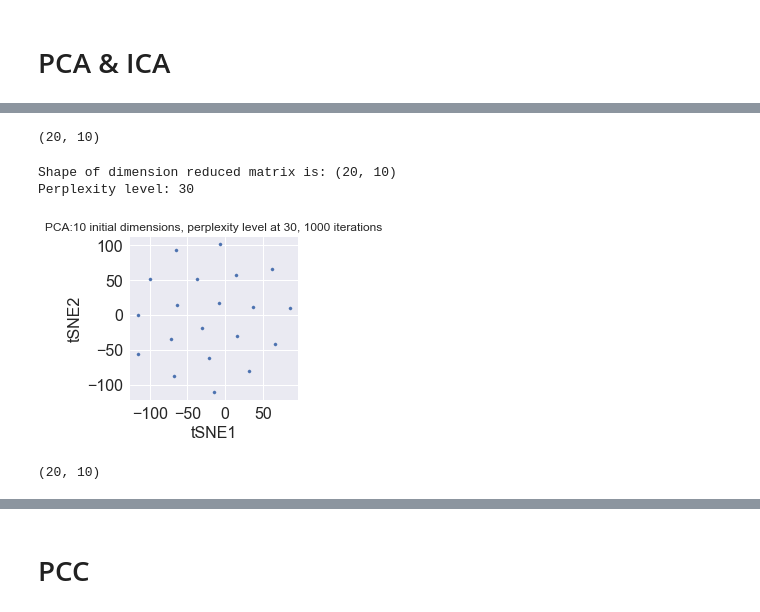
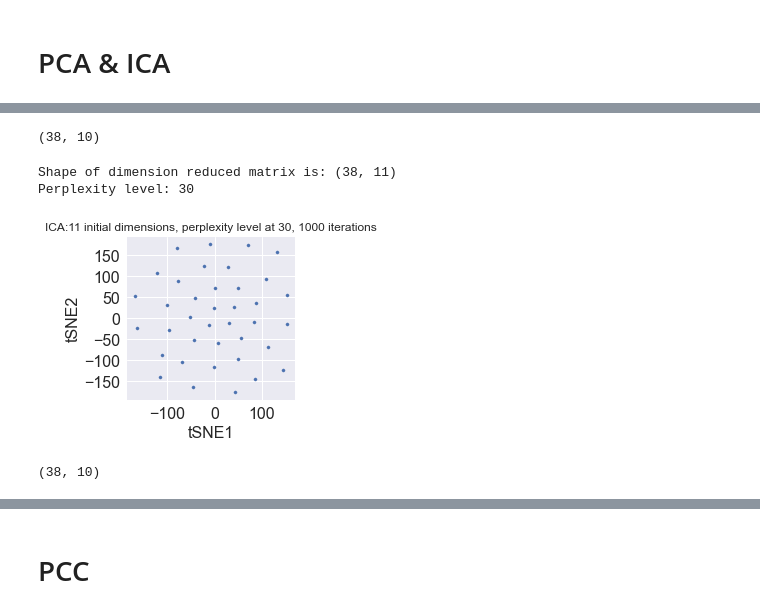
Before and after one commit to Sebarz98/pd_sleep, a Jupyter notebook: PCA&ICA.ipynb, the cells around one changed output, grey strips where cells are left out. Drawn from its saved outputs; the diff is of its cells as text; code cells hidden in the pictures.

```diff
--- a/PCA&ICA.ipynb
+++ b/PCA&ICA.ipynb
@@ -51,0 +10,6 @@ merged.head()
+# %%
+path = "./data/"
+
+df = pd.read_csv(path + "VBM_data.csv")
+df=df.drop(columns=['Unnamed: 0'])
+df.head()
@@ -51,0 +24,7 @@ merged.head()
+# %%
+df=df.replace(to_replace="Male",value="0")
+df=df.replace(to_replace="Female",value="1")
+df=df.replace(to_replace="Nan",value="0")
+df=df.replace(to_replace="EC",value="1")
+df=df.replace(to_replace="LC",value="1")
+df.head()
@@ -52,7 +39,7 @@ merged.head()
 # %%
-subjects = merged[["Subjectt"]]
-merged.reset_index(drop=True)
-merged = merged.drop(columns=['Subjectt'])
-merged.head()
+subjects = df[["Subjectt"]]
+df.reset_index(drop=True)
+df = df.drop(columns=['Subjectt'])
+df.head()
 # %% [output]
 |  | Sex | Age | PD | Chr | PSQI | Scale factor | SNR | White Matter (WM) volume cm3 | ... |
@@ -92,0 +68,7 @@ new_merged.head()
+# %%
+for column in df.columns:
+    if df[column].dtype == "object":
+        df[column] = df[column].apply(lambda x: str(x.replace(",", "")))
+        df[column] =df[column].astype("float")
+
+df.head()
@@ -93,9 +120,9 @@ new_merged.head()
 # %%
 transformer = FastICA(n_components=10,random_state=0)
-X_transformed = transformer.fit_transform(new_merged)
+X_transformed = transformer.fit_transform(df)
 X_transformed.shape
 # %% [output]
-(20, 10)
+(38, 10)
 # %%
 # Combine dimension reduction and tSNE.
 # Allow user to adjust the number of principal components and the perplexity of tSNE.
@@ -154,14 +181,14 @@ def f(data, sm, n = 10,perp = 30, max_it = 600, it = 1000):
     title = name + ":" + str(n) + " initial dimensions, " + "perplexity level at " + str(perp) + ", " + str(it) + " iterations"
     plt.title(title)
 # %%
-f(data=new_merged, sm=PCAsm, n = 10,perp = 30, max_it = 600, it = 1000)
+f(data=df, sm=FastICAsm, n = 11,perp = 30, max_it = 600, it = 1000)
 # %% [output]
-Shape of dimension reduced matrix is: (20, 10)
+Shape of dimension reduced matrix is: (38, 11)
 Perplexity level: 30
-[figure, old version]
+[figure, new version]
 # %%
 pcaer = PCA(n_components=10)
-pcad = pcaer.fit_transform(new_merged)
+pcad = pcaer.fit_transform(df)
 
 
 transformer = FastICA(n_components=10,random_state=0)
@@ -169,5 +196,5 @@ X_transformed = transformer.fit_transform(pcad)
 
 X_transformed.shape
 # %% [output]
-(20, 10)
+(38, 10)
 # %%
```
Also changed, not shown: parts of 17 cells of this notebook.
